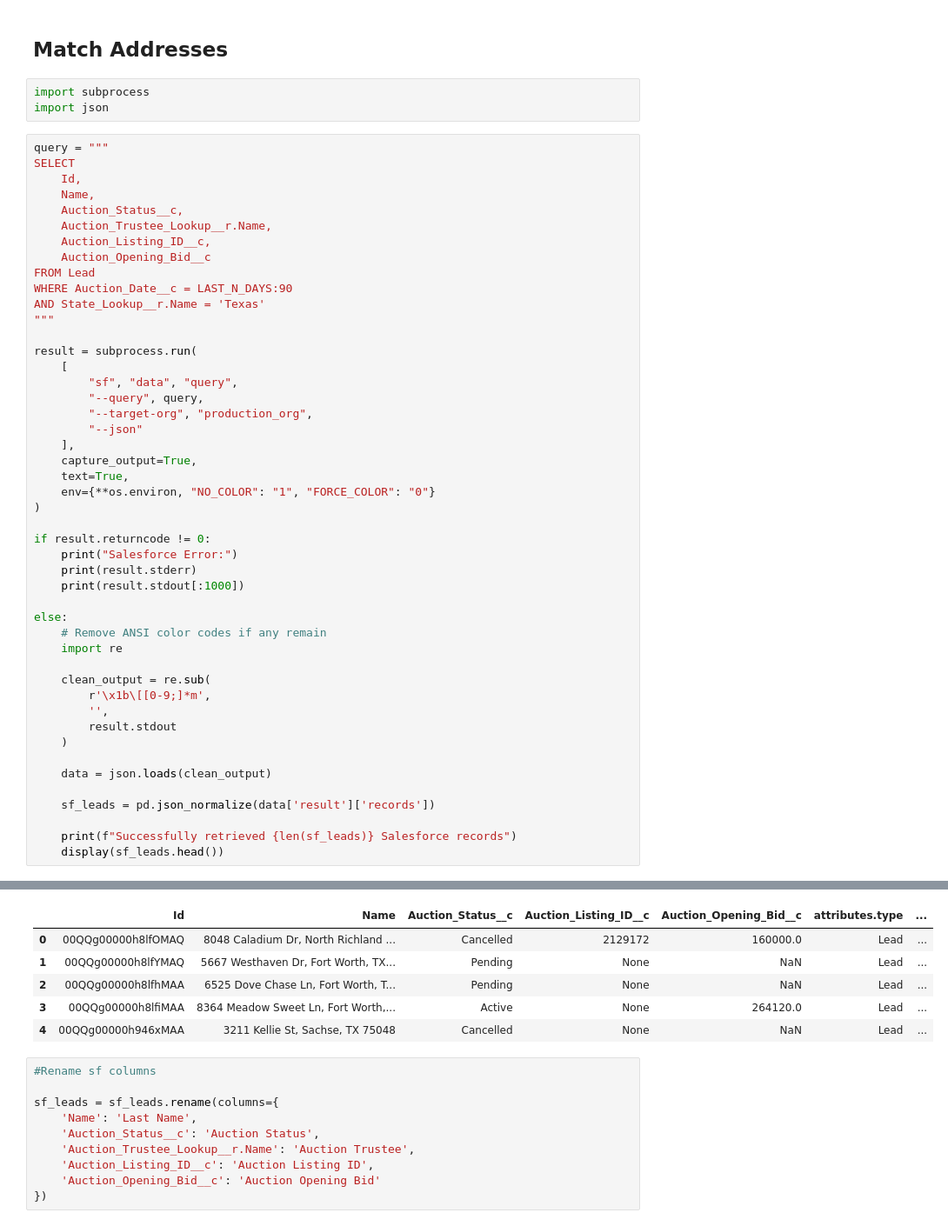
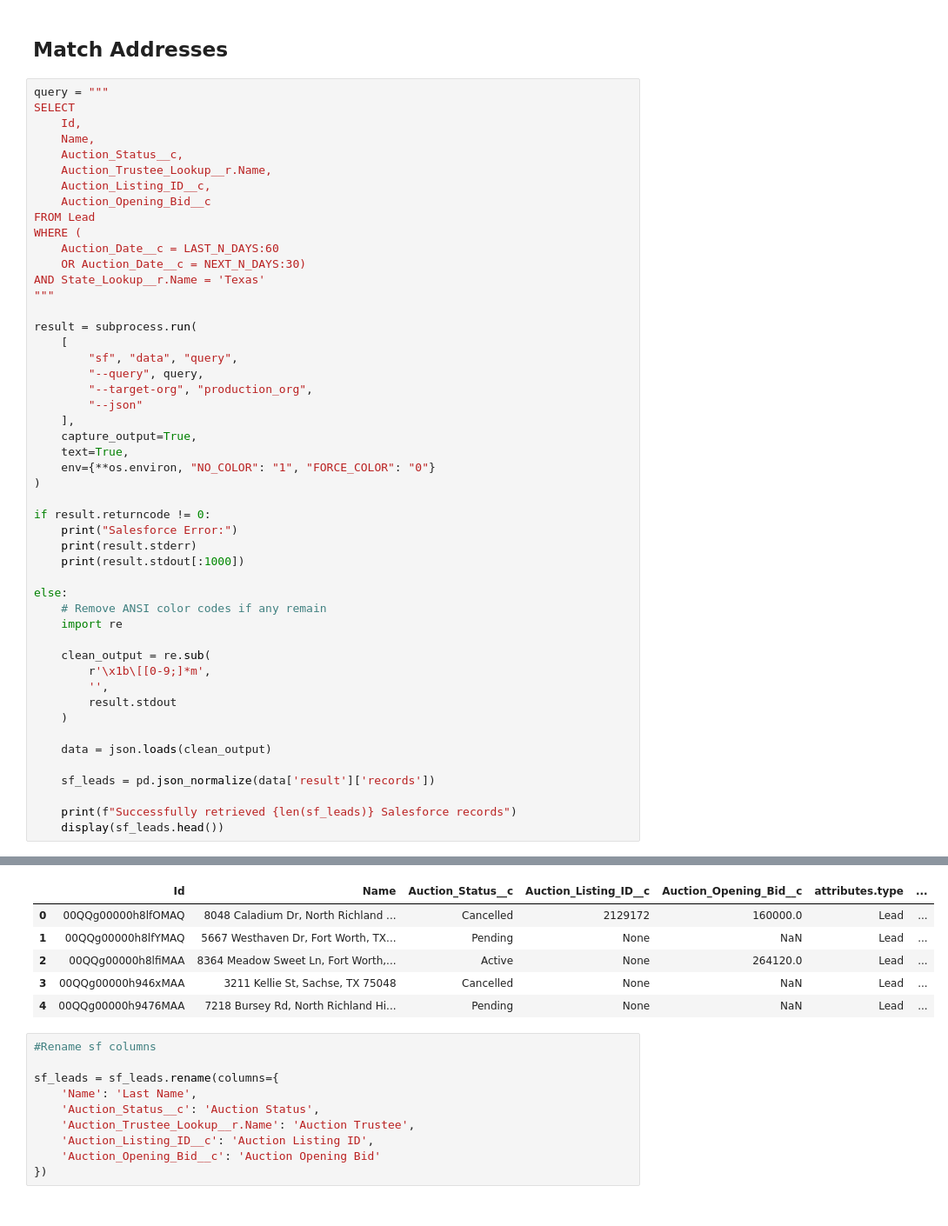
Before and after one commit to colleen-feaman/data-preprocessing-for-salesforce, a Jupyter notebook: roddy.ipynb, the cells around one changed output, grey strips where cells are left out. Shown at 87% size. Saved outputs shown, nothing was run; the diff lists cells and outputs as text.

Commit message:
auction.com import complete

```diff
--- a/roddy.ipynb
+++ b/roddy.ipynb
@@ -129,8 +149,5 @@ roddy[['County', 'Market', 'Last Name', 'APN']].head()
 # %% [markdown]
 ## Match Addresses
-# %%
-import subprocess
-import json
 # %%
 query = """
 SELECT
@@ -141,7 +158,9 @@ SELECT
     Auction_Listing_ID__c,
     Auction_Opening_Bid__c
 FROM Lead
-WHERE Auction_Date__c = LAST_N_DAYS:90
+WHERE (
+    Auction_Date__c = LAST_N_DAYS:60
+    OR Auction_Date__c = NEXT_N_DAYS:30)
 AND State_Lookup__r.Name = 'Texas'
 """
 
@@ -183,9 +202,9 @@ Successfully retrieved 6755 Salesforce records
 |  | Id | Name | Auction_Status__c | Auction_Listing_ID__c | Auction_Opening_Bid__c | attributes.type | ... |
 | 0 | 00QQg00000h8lfOMAQ | 8048 Caladium Dr, North Richland ... | Cancelled | 2129172 | 160000.0 | Lead | ... |
 | 1 | 00QQg00000h8lfYMAQ | 5667 Westhaven Dr, Fort Worth, TX... | Pending | None | NaN | Lead | ... |
-| 2 | 00QQg00000h8lfhMAA | 6525 Dove Chase Ln, Fort Worth, T... | Pending | None | NaN | Lead | ... |
-| 3 | 00QQg00000h8lfiMAA | 8364 Meadow Sweet Ln, Fort Worth,... | Active | None | 264120.0 | Lead | ... |
-| 4 | 00QQg00000h946xMAA | 3211 Kellie St, Sachse, TX 75048 | Cancelled | None | NaN | Lead | ... |
+| 2 | 00QQg00000h8lfiMAA | 8364 Meadow Sweet Ln, Fort Worth,... | Active | None | 264120.0 | Lead | ... |
+| 3 | 00QQg00000h946xMAA | 3211 Kellie St, Sachse, TX 75048 | Cancelled | None | NaN | Lead | ... |
+| 4 | 00QQg00000h9476MAA | 7218 Bursey Rd, North Richland Hi... | Pending | None | NaN | Lead | ... |
 # %%
 #Rename sf columns
 
```
Also changed, not shown: parts of 9 cells of this notebook, 11 other files.
